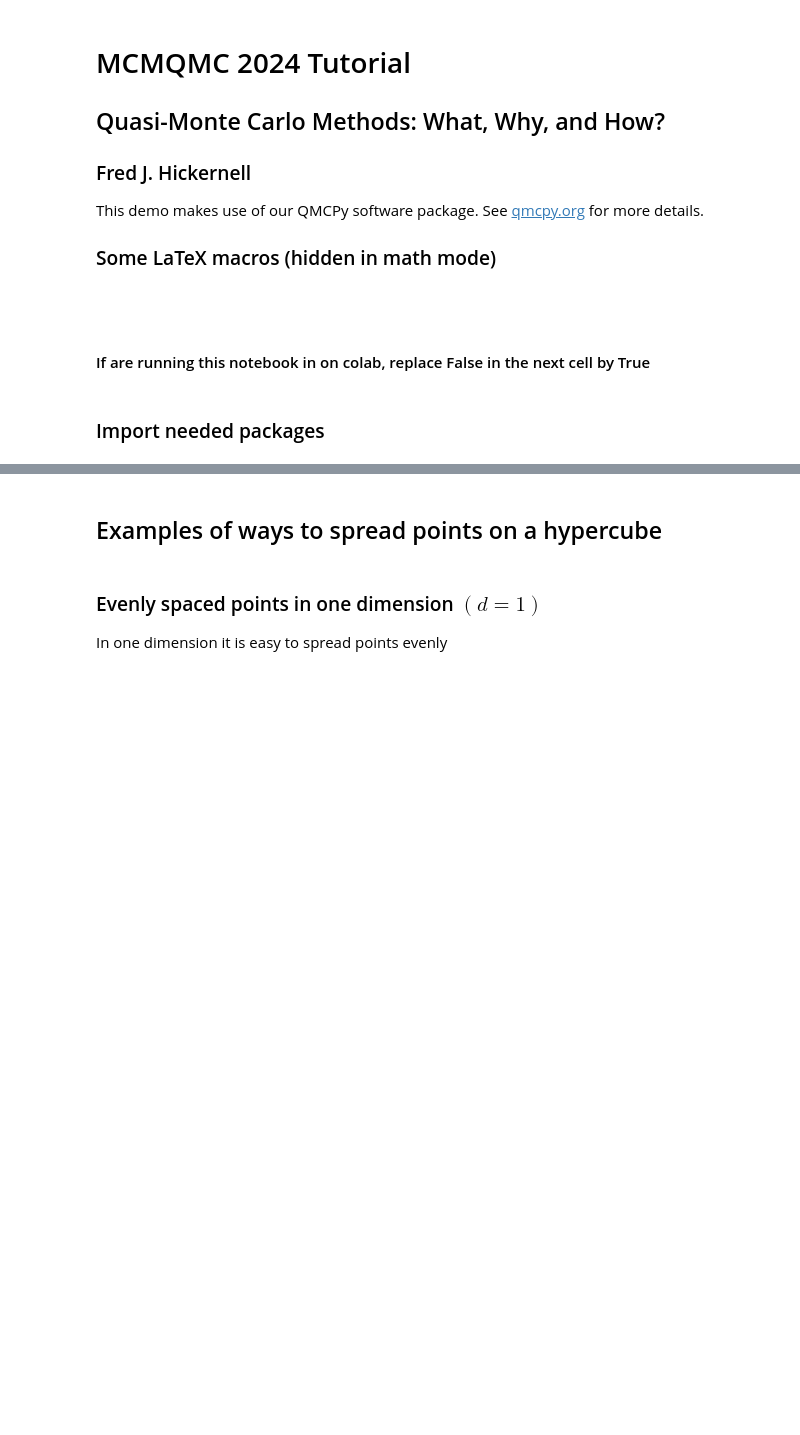
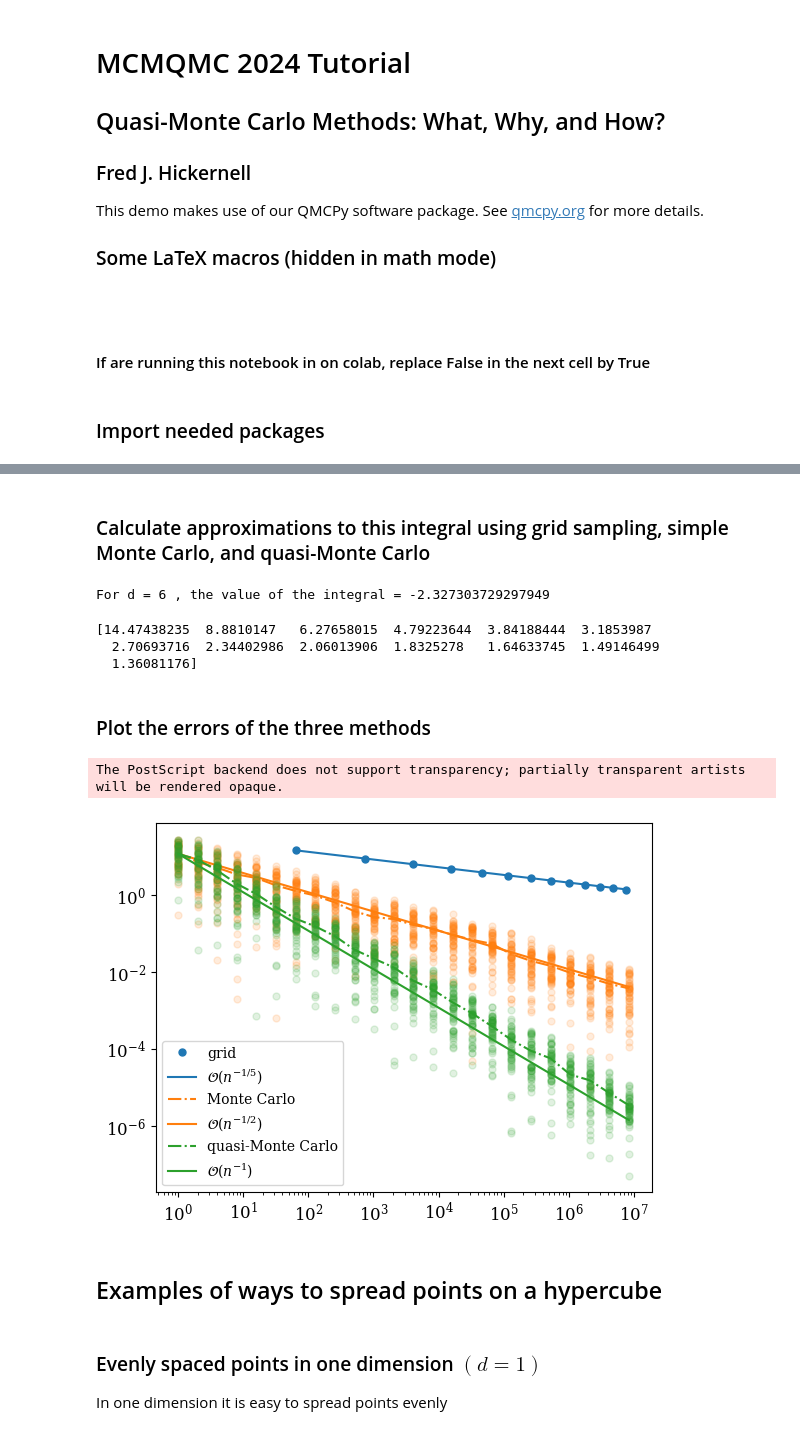
Before and after one commit to QMCSoftware/QMCSoftware, a Jupyter notebook: demos/talk_paper_demos/MCQMC2024Tutorial/MCQMC2024Tutorial.ipynb, the cells around one changed output, grey strips where cells are left out. Cells and saved outputs as stored; diff of their text form; code cells hidden in the pictures; blank space fills up the shorter version.

```diff
--- a/demos/talk_paper_demos/MCQMC2024Tutorial/MCQMC2024Tutorial.ipynb
+++ b/demos/talk_paper_demos/MCQMC2024Tutorial/MCQMC2024Tutorial.ipynb
@@ -39,7 +39,7 @@ import time
 import pickle
 figpath = 'MCQMC2024DataFigures/' #this path sends the figures to the directory that you want
 savefigs = True  #save the figures on your disk if True
-imgfrmt = 'pdf' #kind of format to save figures as
+imgfrmt = 'eps' #kind of format to save figures as
 color_cycle = plt.rcParams['axes.prop_cycle'].by_key()['color']  #get the color cycle
 [py_blue, py_orange, py_green, py_red] = color_cycle[0:4]
 plt.rcParams["font.family"] = "serif"
@@ -48,0 +69,9 @@ plt.rc('ytick',labelsize=12)
+# %% [markdown]
+### Calculate approximations to this integral using grid sampling, simple Monte Carlo, and quasi-Monte Carlo
+# %%
+d = 6  #the dimension we will try
+keister_net = qp.Keister(qp.DigitalNetB2(d))  #use the built-in Keister function
+true_value = keister_net.exact_integ(d) #the true value can be calculated as a one-dimensional integral
+print("For d =",d,", the value of the integral =",true_value)
+# %% [output]
+For d = 6 , the value of the integral = -2.327303729297949
@@ -49,3 +90,50 @@ plt.rc('ytick',labelsize=12)
+# %%
+m_max = 24
+n_max = 2**m_max
+n_grid = np.arange(2,np.floor(n_max**(1./d)))**d
+n_mc = 2**np.arange(m_max)
+
+err_grid = np.zeros_like(n_grid)
+for ii, n in enumerate(n_grid):
+    t_grid = sp.stats.norm.ppf(make_grid(d,ii+2))/np.sqrt(2)
+    err_grid[ii] = np.abs(true_value - keister_net.g(t_grid).mean())
+#print(err_grid)
+
+n_rep = 50
+err_mc = np.zeros([m_max,n_rep])
+err_qmc = np.zeros([m_max,n_rep])
+for jj in range(n_rep):
+    iid_pts = qp.IIDStdUniform(d).gen_samples(n_max)
+    net_pts = qp.DigitalNetB2(d).gen_samples(n_max)
+    for ii, n in enumerate(n_mc):
+        t_mc = sp.stats.norm.ppf(iid_pts[:n,:])/np.sqrt(2)
+        err_mc[ii,jj] = np.abs(true_value - keister_net.g(t_mc).mean())
+        t_qmc = sp.stats.norm.ppf(net_pts[:n,:])/np.sqrt(2)
+        err_qmc[ii,jj] = np.abs(true_value - keister_net.g(t_qmc).mean())
+err_mc_avg = err_mc.mean(1)
+err_qmc_avg = err_qmc.mean(1)
+# %% [output]
+[14.47438235  8.8810147   6.27658015  4.79223644  3.84188444  3.1853987
+  2.70693716  2.34402986  2.06013906  1.8325278   1.64633745  1.49146499
+  1.36081176]
+# %% [markdown]
+### Plot the errors of the three methods
+# %%
+plt.loglog(n_grid, err_grid, '.', markersize = 10, label = "grid")
+plt.loglog([n_grid[0],n_grid[-1]],[err_grid[0],err_grid[0]*(n_grid[-1]/n_grid[0])**(-1./(d-1))], '-', color = py_blue, label = "$\mathcal{O}(n^{-1/5})$")
+al = 1/np.sqrt(n_rep)
+plt.loglog(n_mc, err_mc, '.', markersize = 10, alpha = al, color = py_orange)
+plt.loglog(n_mc, err_mc_avg, '-.', markersize = 10, color = py_orange, label = "Monte Carlo")
+plt.loglog([n_mc[0],n_mc[-1]],[err_qmc_avg[0],err_qmc_avg[0]*(n_mc[-1]/n_mc[0])**(-1./2)], '-', color = py_orange, label = "$\mathcal{O}(n^{-1/2})$")
+plt.loglog(n_mc, err_qmc, '.', markersize = 10, alpha = al, color = py_green)
+plt.loglog(n_mc, err_qmc_avg, '-.', markersize = 10, color = py_green, label = "quasi-Monte Carlo")
+plt.loglog([n_mc[0],n_mc[-1]],[err_qmc_avg[0],err_qmc_avg[0]*(n_mc[-1]/n_mc[0])**(-1.)], '-', color = py_green, label = "$\mathcal{O}(n^{-1})$")
+plt.legend()
+if savefigs:
+    plt.savefig(figpath+f"n_is_{n:.0f}_d_is_{d:.0f}_KeisterErrors."+imgfrmt,format=imgfrmt)
+# %% [output]
+The PostScript backend does not support transparency; partially transparent artists will be rendered opaque.
+[figure, added]
 # %% [markdown]
 ## Examples of ways to spread points on a hypercube
 # %% [markdown]
```
Also changed, not shown: parts of 2 cells of this notebook.
